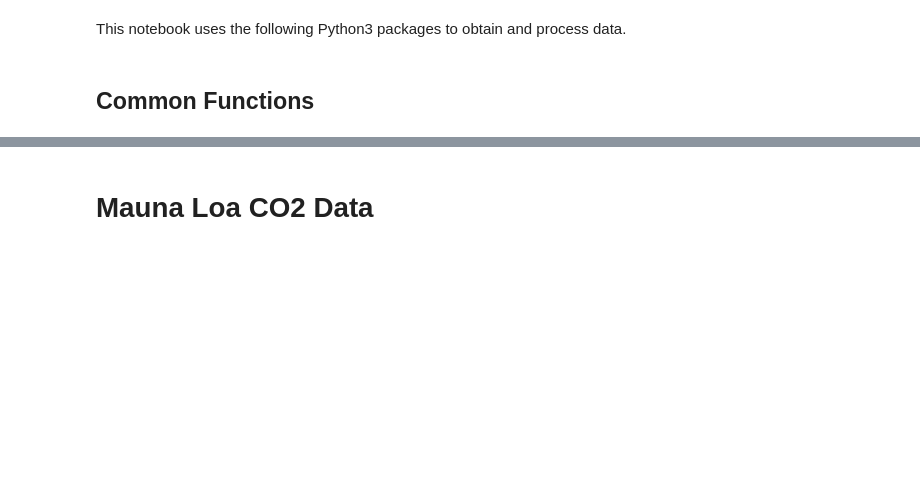
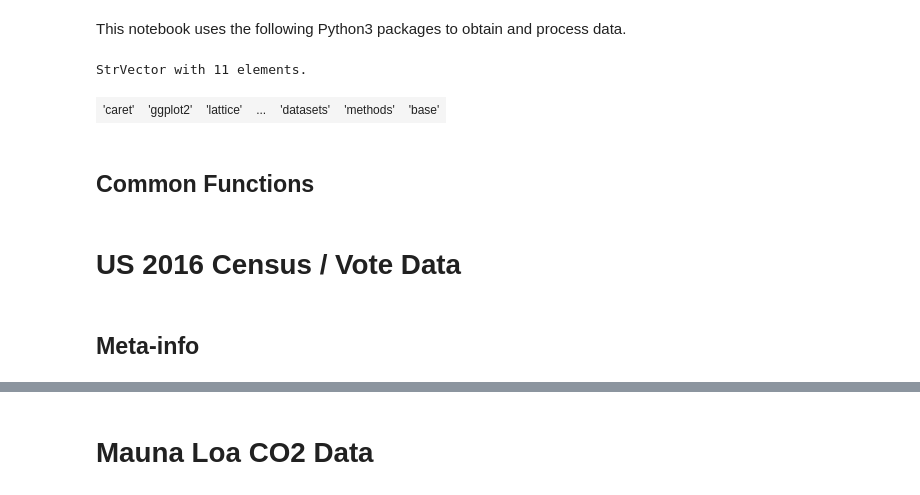
Before and after one commit to UBC-DSCI/introduction-to-datascience, a Jupyter notebook: data/retrieve_data.ipynb, the cells around one changed output, grey strips where cells are left out. Saved outputs shown, nothing was run; the diff lists cells and outputs as text; code cells hidden in the pictures; blank space fills up the shorter version.

Commit message:
added more general r data table retrieval; works for all now

```diff
--- a/data/retrieve_data.ipynb
+++ b/data/retrieve_data.ipynb
@@ -35,11 +35,15 @@ This notebook uses the following Python3 packages to obtain and process data.
 # %%
 import numpy as np                #for manipulating arrays
 import pandas as pd               #for loading/writing/manipulating tabular data
 import requests, ftplib           #for downloading files
 import os                         #for handling files
 import hashlib                    #for validating files
 import io                         #for creating byte streams for xlsx files
 import rpy2.robjects as robjects  #for obtaining datasets included in R
+robjects.r('library(caret)')      #for the Sacramento dataset in R
+# %% [output]
+StrVector with 11 elements.
+| 'caret' | 'ggplot2' | 'lattice' | ... | 'datasets' | 'methods' | 'base' |
 # %% [markdown]
 ## Common Functions
 # %%
@@ -140,0 +161,4 @@ def download_http(url):
+# %% [markdown]
+# US 2016 Census / Vote Data
+# %% [markdown]
+## Meta-info
```
Also changed, not shown: parts of 47 cells of this notebook.
